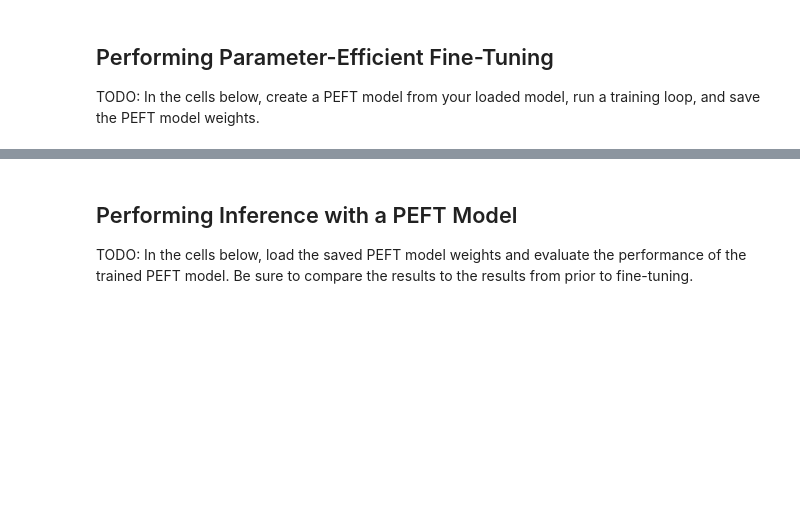
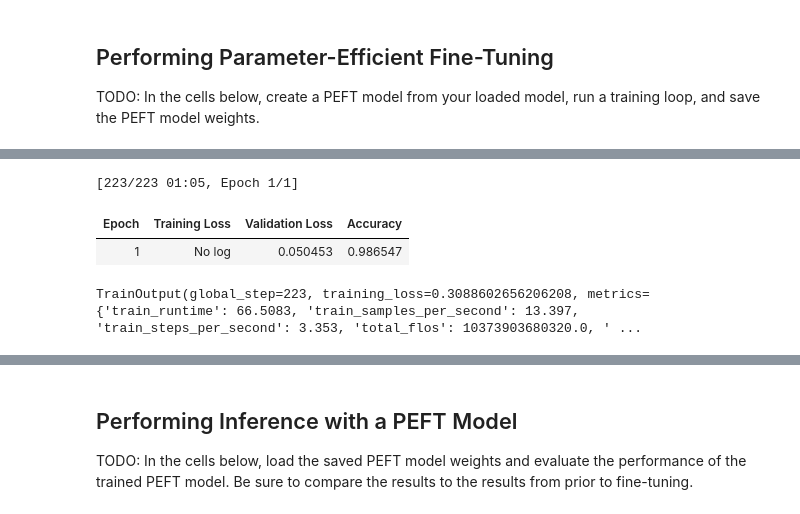
Before and after one commit to TUMAAA/udacity-nano-degree-generative-ai, a Jupyter notebook: project1_peft_for_text_classification/LightweightFineTuning.ipynb, the cells around one changed output, grey strips where cells are left out. Saved outputs shown, nothing was run; the diff lists cells and outputs as text; code cells hidden in the pictures; blank space fills up the shorter version.

Commit message:
project 1: lora trained and has 98% accuracy

```diff
--- a/project1_peft_for_text_classification/LightweightFineTuning.ipynb
+++ b/project1_peft_for_text_classification/LightweightFineTuning.ipynb
@@ -29,4 +30,7 @@ splits = ["train", "test"]
 # View the dataset characteristics
+# %%
+for split in splits:
+    dataset[split] = dataset[split].shuffle(seed=42).select(range(len(dataset[split])//5))
 # %%
 print(f"The train dataset is of type: {type(dataset['train'])}")
 print(f"The length of the train dataset is: {len(dataset['train'])}")
@@ -68,4 +84,28 @@ def compute_metrics(eval_pred):
     predictions, labels = eval_pred
     predictions = np.argmax(predictions, axis=1)
     return {"accuracy": (predictions == labels).mean()}
+# %%
+from transformers import Trainer, TrainingArguments, DataCollatorWithPadding
+def create_trainer(model, tokenizer, tokenized_dataset):
+    trainer = Trainer(
+        model=model,
+        args=TrainingArguments(
+            output_dir="./data/sms_spam_classifier",
+            learning_rate=2e-3,
+            # Reduce the batch size if you don't have enough memory
+            per_device_train_batch_size=4,
+            per_device_eval_batch_size=4,
+            num_train_epochs=1,
+            weight_decay=0.01,
+            evaluation_strategy="epoch",
+            save_strategy="epoch",
+            load_best_model_at_end=True,
+        ),
+        train_dataset=tokenized_dataset["train"],
+        eval_dataset=tokenized_dataset["test"],
+        tokenizer=tokenizer,
+        data_collator=DataCollatorWithPadding(tokenizer),
+        compute_metrics=compute_metrics,
+    )
+    return trainer
 # %%
@@ -98,3 +150,16 @@ Trainer.evaluate()
 ## Performing Parameter-Efficient Fine-Tuning
 
 TODO: In the cells below, create a PEFT model from your loaded model, run a training loop, and save the PEFT model weights.
+# %%
+from peft import LoraConfig, get_peft_model, TaskType
+config = LoraConfig(
+    task_type=TaskType.SEQ_CLS,
+    r=8,
+    lora_alpha=32,
+    lora_dropout=0.1,
+    bias="none",
+    target_modules=["q_lin", "k_lin", "v_lin", "out_lin"],
+    inference_mode=False
+)
+lora_model = get_peft_model(model, config)
+lora_model.print_trainable_parameters()
@@ -100,0 +168,3 @@ TODO: In the cells below, create a PEFT model from your loaded model, run a trai
+# %%
+trainer_lora = create_trainer(lora_model, tokenizer, tokenized_dataset)
+trainer_lora.evaluate()
@@ -100,0 +178,7 @@ TODO: In the cells below, create a PEFT model from your loaded model, run a trai
+# %%
+trainer_lora.train()
+# %% [output]
+[223/223 01:05, Epoch 1/1]
+| Epoch | Training Loss | Validation Loss | Accuracy |
+| 1 | No log | 0.050453 | 0.986547 |
+TrainOutput(global_step=223, training_loss=0.3088602656206208, metrics={'train_runtime': 66.5083, 'train_samples_per_second': 13.397, 'train_steps_per_second': 3.353, 'total_flos': 10373903680320.0, ' ...
```
Also changed, not shown: parts of 10 cells of this notebook, 1 other file.
